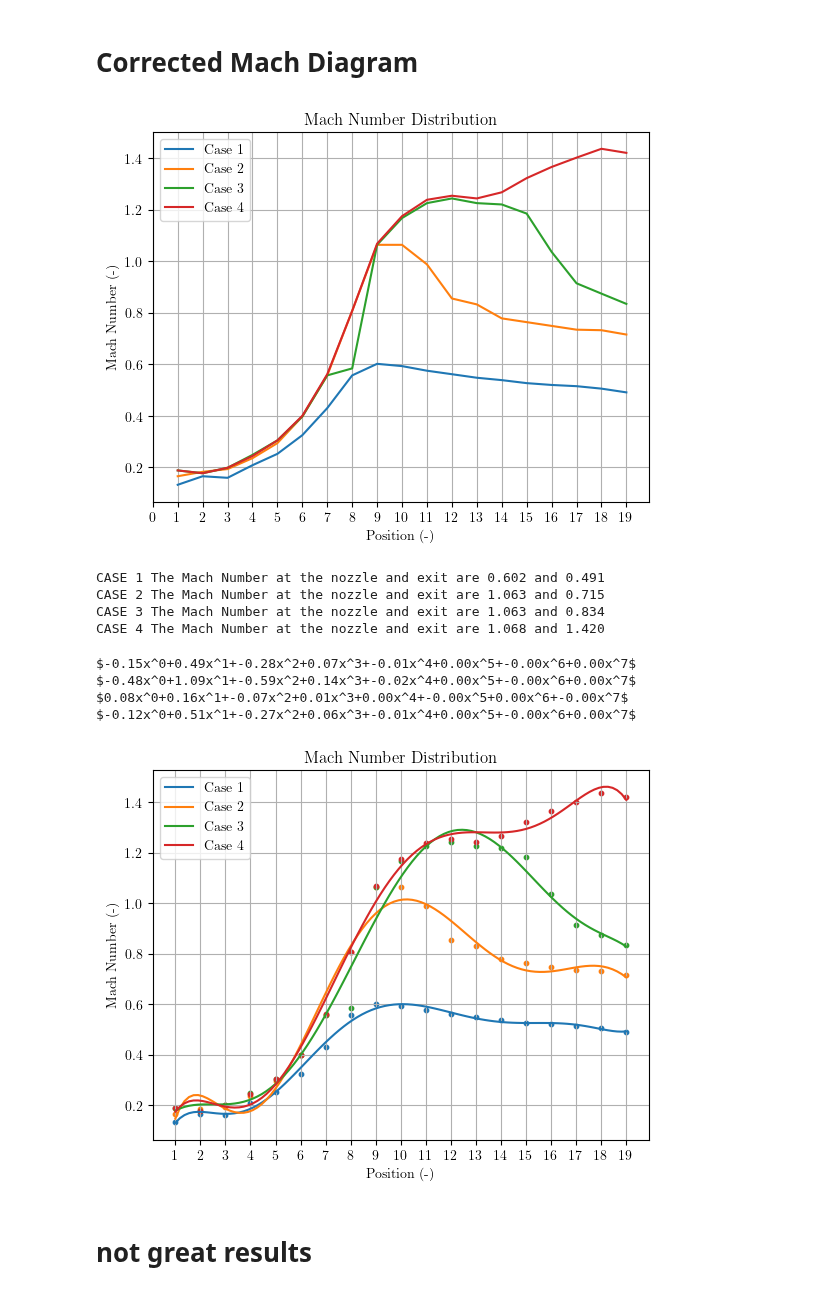
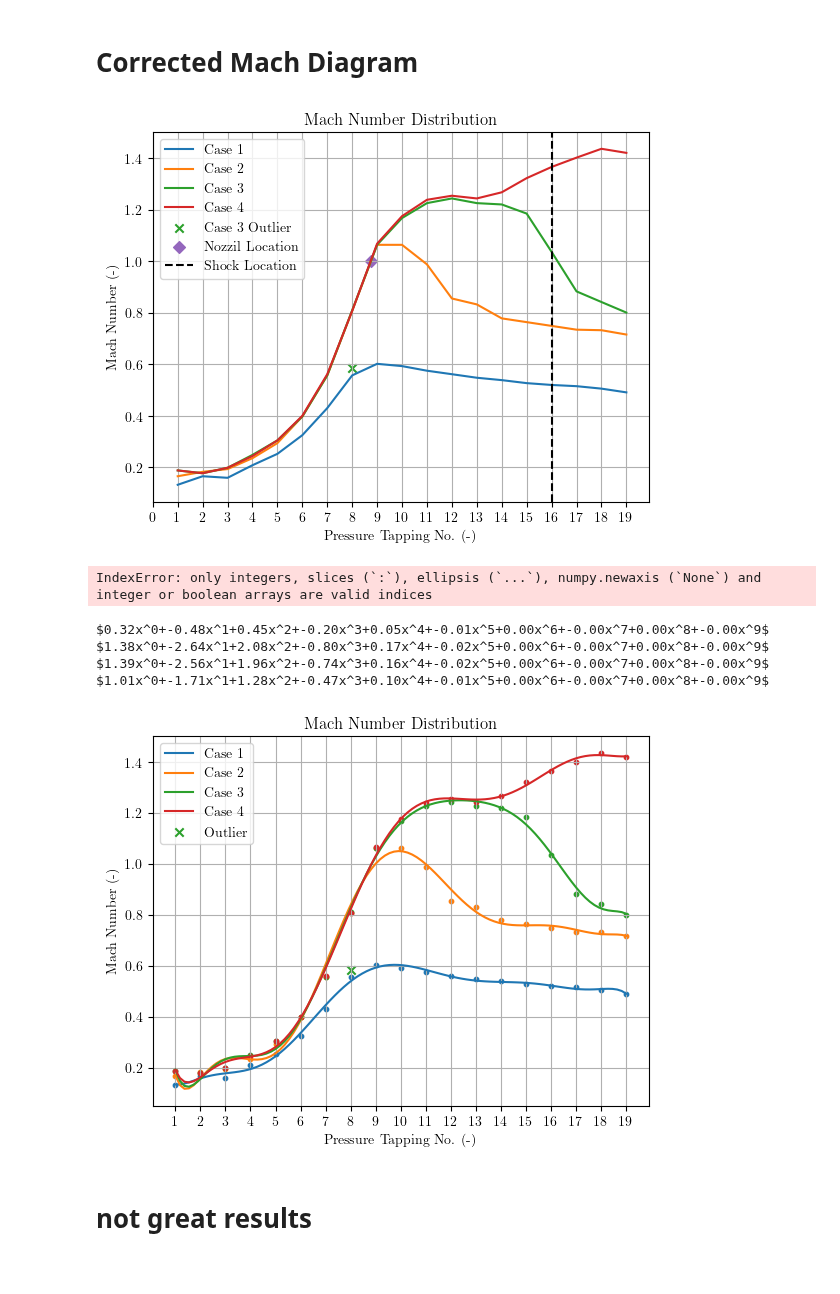
Before and after one commit to lpender3672/MEng-CW, a Jupyter notebook: IIA/3A3/Supersonic_Nozzle/analysis.ipynb, the cells around one changed output. Saved outputs shown, nothing was run; the diff lists cells and outputs as text; code cells hidden in the pictures.

```diff
--- a/IIA/3A3/Supersonic_Nozzle/analysis.ipynb
+++ b/IIA/3A3/Supersonic_Nozzle/analysis.ipynb
@@ -139,7 +139,7 @@ def rP0s_from_M(M):
     return (((g + 1) / 2 * M**2) / (1 + (g - 1) / 2 * M **2)) ** (g / (g - 1)) * (2 * g / (g + 1) * M**2 - (g - 1) / (g + 1)) ** - (1 / (g - 1))
 
 
-MachNo_before_shock = C3_M[C3_SHOCK_LOCATION]
+MachNo_before_shock = C4_M[C3_SHOCK_LOCATION]
 print(f"The Mach Number before the shock is {MachNo_before_shock}")
 MachNo_after_shock = Ms_from_M(MachNo_before_shock)
 print(f"The Mach Number after the shock is {MachNo_after_shock}")
@@ -151,6 +151,8 @@ print(f"The stagnant pressure ratio P0s/P0 is {rPs}")
 C3_rp_corrected = C3_rp.copy()
 C3_rp_corrected[C3_SHOCK_LOCATION + 1:] /= rPs
 
+C3_rp_corrected[7] = (C3_rp_corrected[6] + C3_rp_corrected[8]) / 2
+
 fig,ax = plt.subplots()
 ax.plot(C1[:,0], C1_rp, label='Case 1')
 # add error bars
@@ -158,15 +160,29 @@ ax.plot(C2[:,0], C2_rp, label='Case 2')
 #ax.plot(C3[:,0], C3_rp, label='Case 3')
 ax.plot(C3[:,0], C3_rp_corrected, label='Case 3')
 ax.plot(C4[:,0], C4_rp, label='Case 4')
+ax.scatter(C3[7,0], C3_rp[7], label='Case 3 Outlier', color='C2', marker='x')
 
-NOZZIL_LOCATION = 8
+# find nozzil location
+def lerp(x1, x2, y1, y2, x):
+    return (y2 - y1) / (x2 - x1) * (x - x1) + y1
 
-ax.axvline(x=NOZZIL_LOCATION + 1, color='k', linestyle='--')
-ax.axvline(x=C3_SHOCK_LOCATION + 1, color='k', linestyle='--')
+def find_nozzil_location(rp, x, y):
+    for i in range(len(rp)):
+        if rp[i] < 0.5283:
+            break
+    # linear interpolation
+    return lerp(rp[i], rp[i-1], x[i], x[i-1], 0.5283)
+
+exact_nozzil_location = find_nozzil_location(C3_rp_corrected, C3[:,0], C3_rp_corrected)
+print(f"Exact nozzil location is {exact_nozzil_location}")
+NOZZIL_LOCATION = np.ceil(exact_nozzil_location) - 1
+
+ax.scatter(exact_nozzil_location, 0.5283, label='Nozzil Location', marker='D', c='C4')
+ax.axvline(C3_SHOCK_LOCATION + 1, label='Shock Location', c='black', linestyle='--')
 
 plt.xticks(np.arange(0, 20, 1))
 
-plt.xlabel('Position (-)')
+plt.xlabel('Pressure Tapping No. (-)')
 plt.ylabel('P/P0 (-)')
 plt.title('Pressure Distribution')
 plt.grid()
@@ -191,10 +208,14 @@ ax.plot(C2[:,0], C2_M, label='Case 2')
 #ax.plot(C3[:,0], C3_M, label='Case 3')
 ax.plot(C3[:,0], C3_M_corrected, label='Case 3')
 ax.plot(C4[:,0], C4_M, label='Case 4')
+ax.scatter(C3[7,0], C3_M[7], label='Case 3 Outlier', color='C2', marker='x')
+ax.scatter(exact_nozzil_location, 1.0, label='Nozzil Location', marker='D', c='C4')
+ax.axvline(C3_SHOCK_LOCATION + 1, label='Shock Location', c='black', linestyle='--')
+
 
 plt.xticks(np.arange(0, 20, 1))
 
-plt.xlabel('Position (-)')
+plt.xlabel('Pressure Tapping No. (-)')
 plt.ylabel('Mach Number (-)')
 plt.title('Mach Number Distribution')
 plt.legend()
@@ -207,11 +228,8 @@ print(f"CASE 2 The Mach Number at the nozzle and exit are {C2_M[NOZZIL_LOCATION]
 print(f"CASE 3 The Mach Number at the nozzle and exit are {C3_M_corrected[NOZZIL_LOCATION]:.3f} and {C3_M_corrected[-1]:.3f}")
 print(f"CASE 4 The Mach Number at the nozzle and exit are {C4_M[NOZZIL_LOCATION]:.3f} and {C4_M[-1]:.3f}")
 # %% [output]
-[figure, old version]
+[figure, new version]
-CASE 1 The Mach Number at the nozzle and exit are 0.602 and 0.491
-CASE 2 The Mach Number at the nozzle and exit are 1.063 and 0.715
-CASE 3 The Mach Number at the nozzle and exit are 1.063 and 0.834
-CASE 4 The Mach Number at the nozzle and exit are 1.068 and 1.420
+IndexError: only integers, slices (`:`), ellipsis (`...`), numpy.newaxis (`None`) and integer or boolean arrays are valid indices
 # %%
 
 def plot_polyfit(ax, x, y, max_deg, label):
@@ -227,40 +245,42 @@ def plot_polyfit(ax, x, y, max_deg, label):
     best_deg = np.argmin(residuals) + 1
     coeff = np.polyfit(x, y, best_deg)
     p = np.poly1d(coeff)
     xp = np.linspace(x[0], x[-1], 100)
     # make tex label
     tex = [f"{c:.2f}x^{i}" for i,c in enumerate(coeff[::-1])]
     tex = '$' + '+'.join(tex) + '$'
     print(tex)
     ax.plot(xp, p(xp), label=label)
 
 fig,ax = plt.subplots()
 
 plt.xticks(np.arange(0, 20, 1))
 
-max_deg = 7
+max_deg = 9
 plot_polyfit(ax, C1[:,0], C1_M, max_deg, 'Case 1')
 ax.scatter(C1[:,0], C1_M, color='C0', s=10)
 plot_polyfit(ax, C2[:,0], C2_M, max_deg, 'Case 2')
 ax.scatter(C2[:,0], C2_M, color='C1', s=10)
 plot_polyfit(ax, C3[:,0], C3_M_corrected, max_deg, 'Case 3')
 ax.scatter(C3[:,0], C3_M_corrected, color='C2', s=10)
 plot_polyfit(ax, C4[:,0], C4_M, max_deg, 'Case 4')
 ax.scatter(C4[:,0], C4_M, color='C3', s=10)
 
+ax.scatter(C3[7,0], C3_M[7], label='Outlier', color='C2', marker='x')
 
-plt.xlabel('Position (-)')
+
+plt.xlabel('Pressure Tapping No. (-)')
 plt.ylabel('Mach Number (-)')
 plt.title('Mach Number Distribution')
 plt.legend()
 plt.grid()
 plt.savefig('mach_number_distribution_corrected_polyfit.png', dpi=300)
 # %% [output]
-$-0.15x^0+0.49x^1+-0.28x^2+0.07x^3+-0.01x^4+0.00x^5+-0.00x^6+0.00x^7$
-$-0.48x^0+1.09x^1+-0.59x^2+0.14x^3+-0.02x^4+0.00x^5+-0.00x^6+0.00x^7$
-$0.08x^0+0.16x^1+-0.07x^2+0.01x^3+0.00x^4+-0.00x^5+0.00x^6+-0.00x^7$
-$-0.12x^0+0.51x^1+-0.27x^2+0.06x^3+-0.01x^4+0.00x^5+-0.00x^6+0.00x^7$
+$0.32x^0+-0.48x^1+0.45x^2+-0.20x^3+0.05x^4+-0.01x^5+0.00x^6+-0.00x^7+0.00x^8+-0.00x^9$
+$1.38x^0+-2.64x^1+2.08x^2+-0.80x^3+0.17x^4+-0.02x^5+0.00x^6+-0.00x^7+0.00x^8+-0.00x^9$
+$1.39x^0+-2.56x^1+1.96x^2+-0.74x^3+0.16x^4+-0.02x^5+0.00x^6+-0.00x^7+0.00x^8+-0.00x^9$
+$1.01x^0+-1.71x^1+1.28x^2+-0.47x^3+0.10x^4+-0.01x^5+0.00x^6+-0.00x^7+0.00x^8+-0.00x^9$
-[figure, old version]
+[figure, new version]
 # %% [markdown]
 # not great results
 # %%
```
Also changed, not shown: parts of 4 cells of this notebook, 11 other files.
